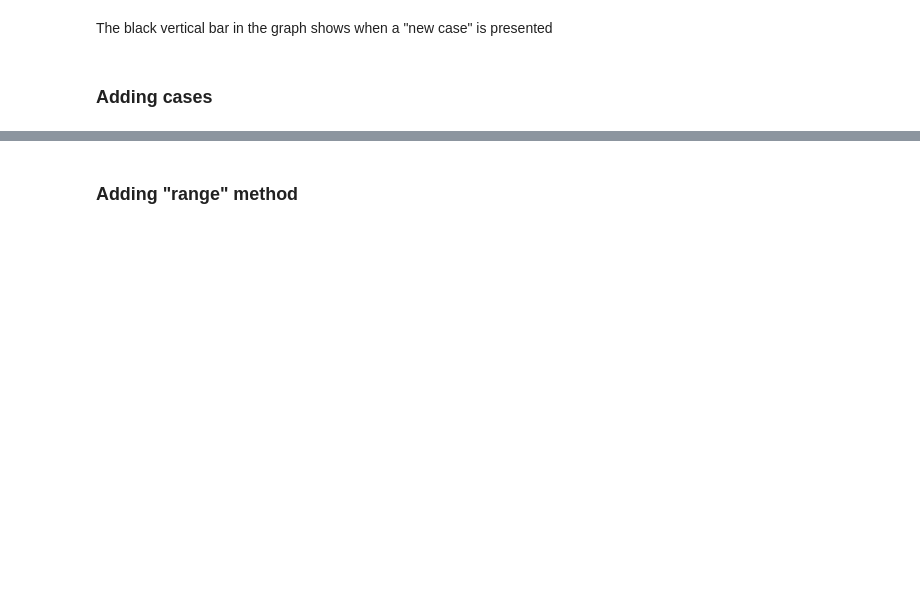
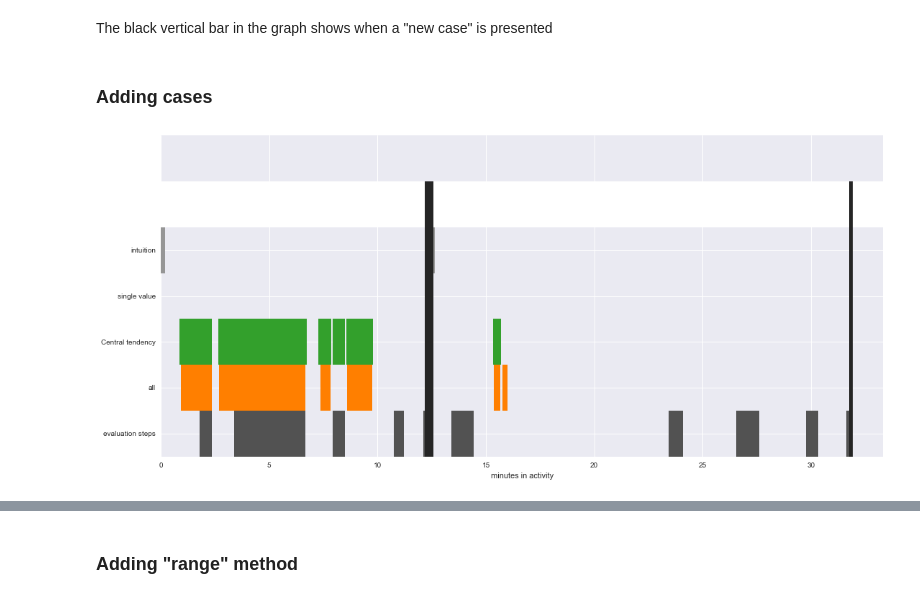
Before and after one commit to sperez8/iLab-viz, a Jupyter notebook: log_visualization_maker.ipynb, the cells around one changed output, grey strips where cells are left out. Cells and saved outputs as stored; diff of their text form; code cells hidden in the pictures; blank space fills up the shorter version.

Commit message:
Parsing central tendency use using merges and regex

```diff
--- a/log_visualization_maker.ipynb
+++ b/log_visualization_maker.ipynb
@@ -202,3 +149,37 @@ def get_all_cases(df):
     return coordinates
 
 #print get_all_cases(df_test)
+# %%
+colors = {"Now try working on this new example":"#252525",
+         "intuition": "#969696",
+         "single value": "red",
+         'Central tendency': "#33a02c",
+#          'Median': "#33a02c",
+#          'Average': "#6a3d9a",
+#          'Sum': "#1f78b4",
+         'all': "#ff7f00",
+         'evaluation steps': "#525252",
+        }
+column_to_use = {"Now try working on this new example":"Feedback Text",
+                 "intuition": "Selection",
+                 "submit": "Selection",
+                 "evaluation": "Selection",
+                 "checkIntuition": "Selection",
+                 'Median': 'Cleaned method 1',
+                 'Average': 'Cleaned method 1',
+                 'Sum': 'Cleaned method 1',
+                 'all': 'Cleaned method 1',
+                }
+
+function_to_use = {"single value":get_single_value_usage,
+                   "Central tendency":get_central_tendency_usage,
+#                     "range":get_range_usage,
+                   "evaluation steps":get_evaluation_steps_usage}
+
+
+# to_plot = ["intuition",'Median','Average','Sum','all',"submit","evaluation","checkIntuition","evaluation steps"]
+to_plot = ["intuition",'single value','Central tendency','all',"evaluation steps"]
+# %%
+plot(to_plot,colors, column_to_use, function_to_use)
+# %% [output]
+[figure, added]
```
Also changed, not shown: parts of 16 cells of this notebook, 1 other file.
